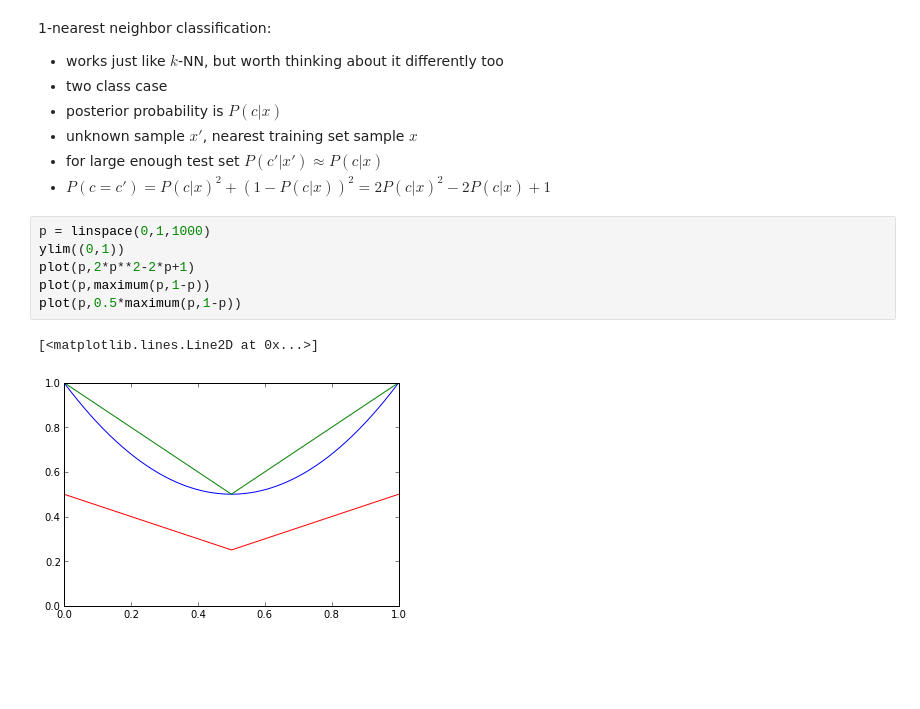
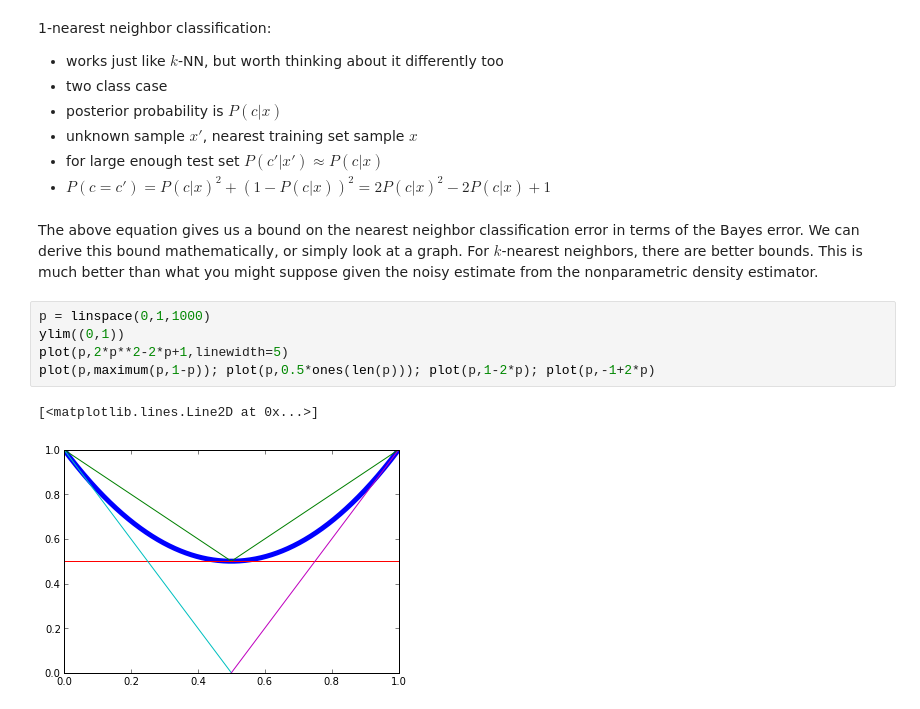
Before and after one commit to tmbdev-teaching/teaching-mmir, a Jupyter notebook: 60-nearest-neighbor.ipynb, the cells around one changed output. Saved outputs shown, nothing was run; the diff lists cells and outputs as text; blank space fills up the shorter version.

```diff
--- a/60-nearest-neighbor.ipynb
+++ b/60-nearest-neighbor.ipynb
@@ -103,12 +117,13 @@ k-nearest neighbor classification:
 - unknown sample $x'$, nearest training set sample $x$
 - for large enough test set $P(c'|x')\approx P(c|x)$
 - $P(c=c') = P(c|x)^2 + (1-P(c|x))^2 = 2 P(c|x)^2 - 2 P(c|x) + 1$
+# %% [markdown]
+The above equation gives us a bound on the nearest neighbor classification error in terms of the Bayes error. We can derive this bound mathematically, or simply look at a graph.  For $k$-nearest neighbors, there are better bounds. This is much better than what you might suppose given the noisy estimate from the nonparametric density estimator.
 # %%
 p = linspace(0,1,1000)
 ylim((0,1))
-plot(p,2*p**2-2*p+1)
-plot(p,maximum(p,1-p))
-plot(p,0.5*maximum(p,1-p))
+plot(p,2*p**2-2*p+1,linewidth=5)
+plot(p,maximum(p,1-p)); plot(p,0.5*ones(len(p))); plot(p,1-2*p); plot(p,-1+2*p)
 # %% [output]
 [<matplotlib.lines.Line2D at 0x...>]
-[figure, old version]
+[figure, new version]
```
Also changed, not shown: parts of 6 cells of this notebook, 3 other files.
